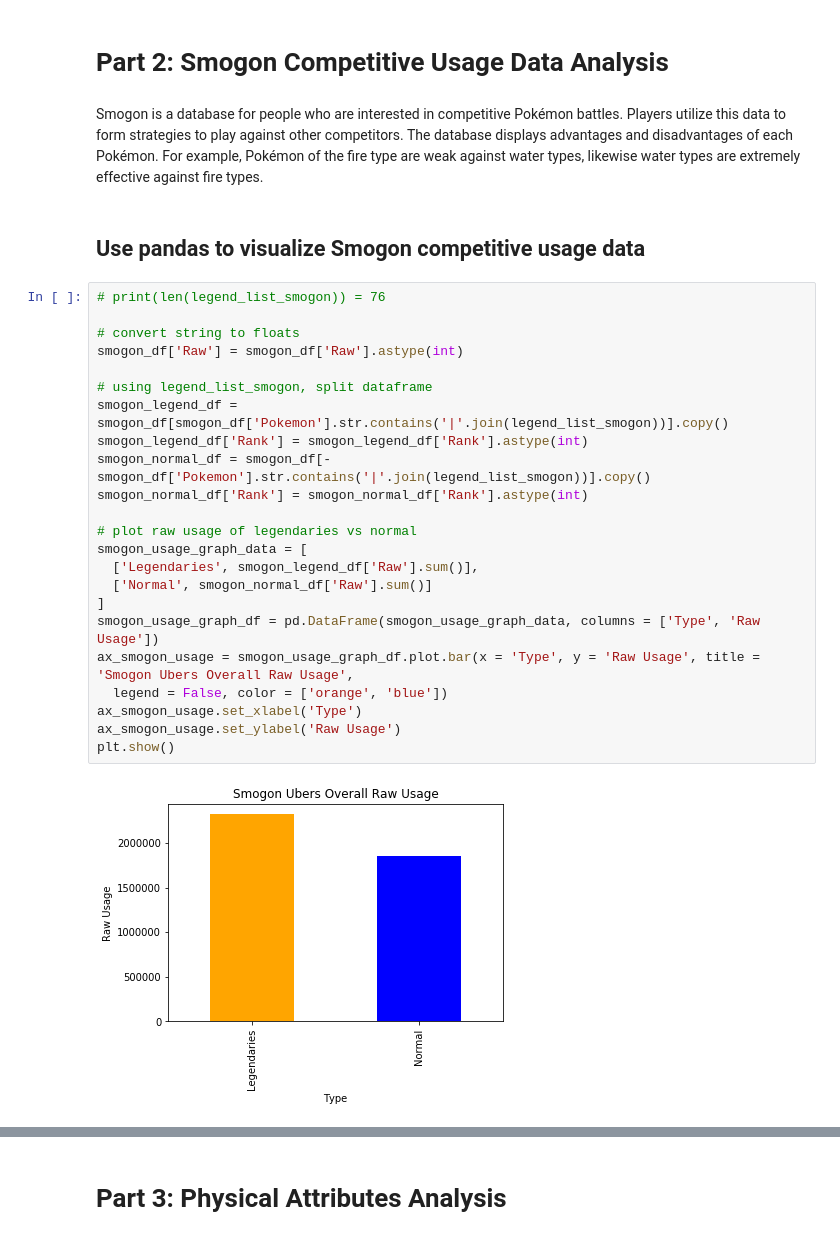
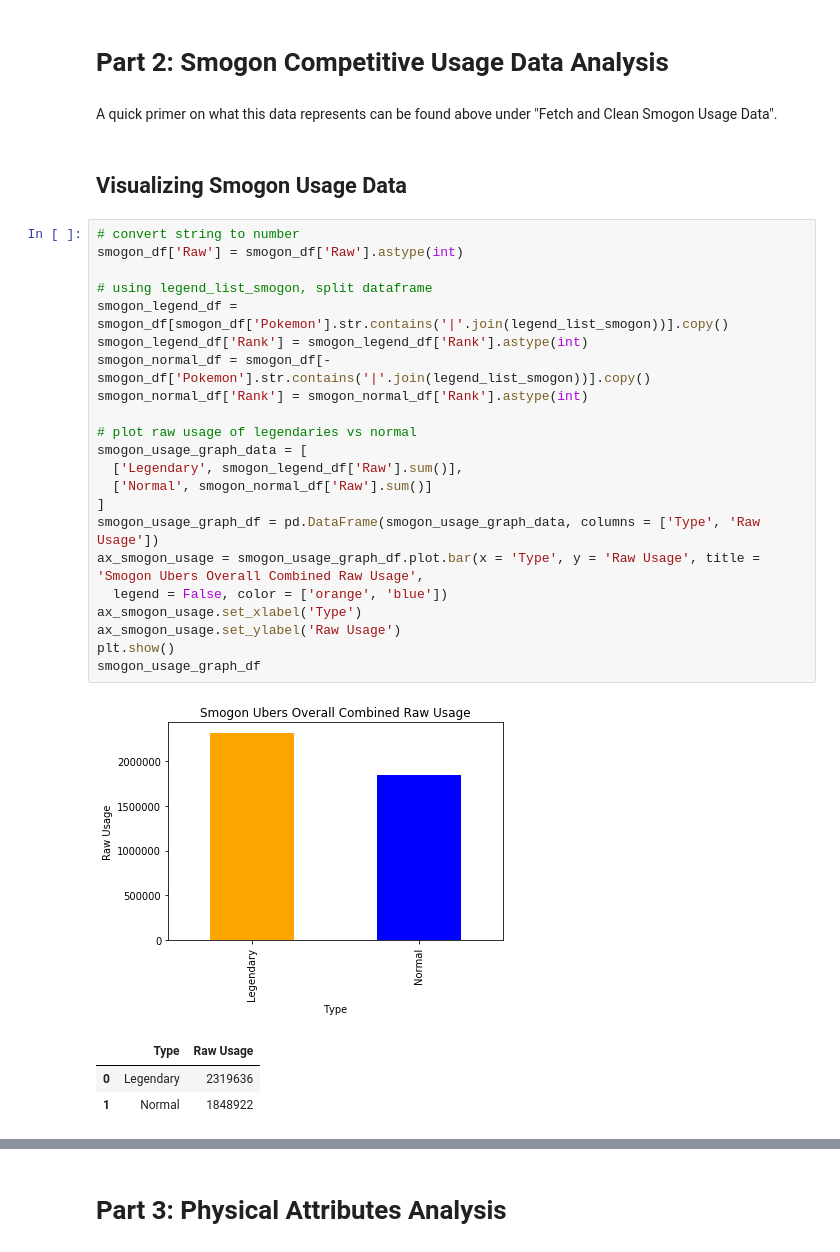
Before and after one commit to WhipeeDip/COGS108-Project, a Jupyter notebook: FinalProject.ipynb, the cells around one changed output, grey strips where cells are left out. Saved outputs shown, nothing was run; the diff lists cells and outputs as text.

```diff
--- a/FinalProject.ipynb
+++ b/FinalProject.ipynb
@@ -352,31 +357,33 @@ except ValueError:
 # %% [markdown]
 # Part 2: Smogon Competitive Usage Data Analysis
-# %% [markdown]
-Smogon is a database for people who are interested in competitive Pokémon battles. Players utilize this data to form strategies to play against other competitors. The database displays advantages and disadvantages of each Pokémon. For example, Pokémon of the fire type are weak against water types, likewise water types are extremely effective against fire types.
-# %% [markdown]
-## Use pandas to visualize Smogon competitive usage data
+# %% [markdown]
+A quick primer on what this data represents can be found above under "Fetch and Clean Smogon Usage Data".
+# %% [markdown]
+## Visualizing Smogon Usage Data
 # %%
-# print(len(legend_list_smogon)) = 76
-
-# convert string to floats
+# convert string to number
 smogon_df['Raw'] = smogon_df['Raw'].astype(int)
 
 # using legend_list_smogon, split dataframe
 smogon_legend_df = smogon_df[smogon_df['Pokemon'].str.contains('|'.join(legend_list_smogon))].copy()
 smogon_legend_df['Rank'] = smogon_legend_df['Rank'].astype(int)
 smogon_normal_df = smogon_df[-smogon_df['Pokemon'].str.contains('|'.join(legend_list_smogon))].copy()
 smogon_normal_df['Rank'] = smogon_normal_df['Rank'].astype(int)
 
 # plot raw usage of legendaries vs normal
 smogon_usage_graph_data = [
-  ['Legendaries', smogon_legend_df['Raw'].sum()],
+  ['Legendary', smogon_legend_df['Raw'].sum()],
   ['Normal', smogon_normal_df['Raw'].sum()]
 ]
 smogon_usage_graph_df = pd.DataFrame(smogon_usage_graph_data, columns = ['Type', 'Raw Usage'])
-ax_smogon_usage = smogon_usage_graph_df.plot.bar(x = 'Type', y = 'Raw Usage', title = 'Smogon Ubers Overall Raw Usage',
+ax_smogon_usage = smogon_usage_graph_df.plot.bar(x = 'Type', y = 'Raw Usage', title = 'Smogon Ubers Overall Combined Raw Usage',
   legend = False, color = ['orange', 'blue'])
 ax_smogon_usage.set_xlabel('Type')
 ax_smogon_usage.set_ylabel('Raw Usage')
 plt.show()
+smogon_usage_graph_df
 # %% [output]
-[figure, old version]
+[figure, new version]
+|  | Type | Raw Usage |
+| 0 | Legendary | 2319636 |
+| 1 | Normal | 1848922 |
```
Also changed, not shown: parts of 56 cells of this notebook.
